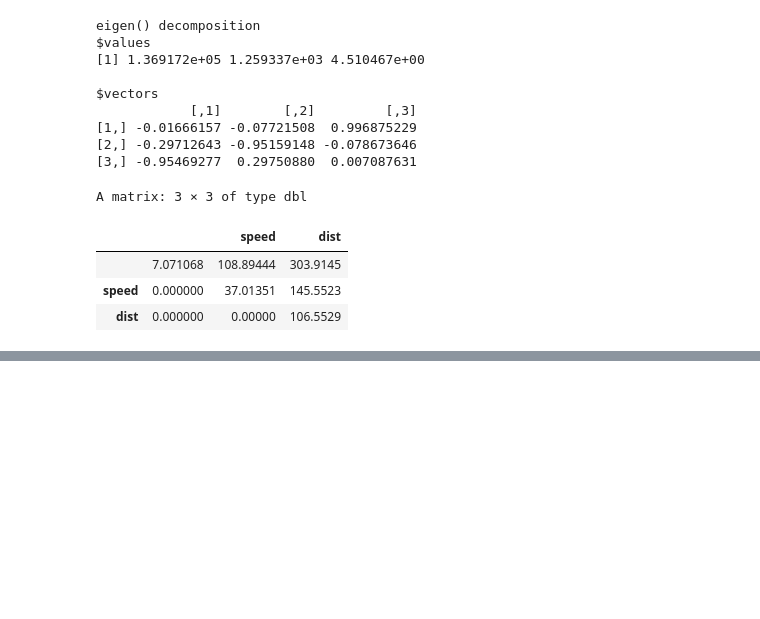
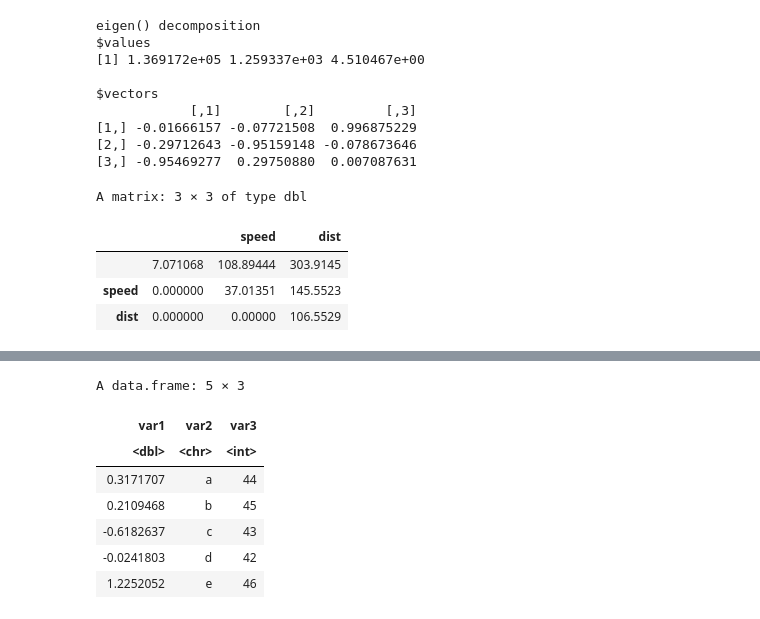
Before and after one commit to ps-pat/mat8186-test, a Jupyter notebook: 2-Fondations/index.ipynb, the cells around one changed output, grey strips where cells are left out. Drawn from its saved outputs; the diff is of its cells as text; code cells hidden in the pictures; blank space fills up the shorter version.

```diff
--- a/2-Fondations/index.ipynb
+++ b/2-Fondations/index.ipynb
@@ -280,0 +296,12 @@ A matrix: 3 × 3 of type dbl
+# %%
+df <- data.frame(var1 = rnorm(5), var2 = letters[1:5], var3 = sample(42:46))
+df
+# %% [output]
+A data.frame: 5 × 3
+| var1 | var2 | var3 |
+| <dbl> | <chr> | <int> |
+| 0.3171707 | a | 44 |
+| 0.2109468 | b | 45 |
+| -0.6182637 | c | 43 |
+| -0.0241803 | d | 42 |
+| 1.2252052 | e | 46 |
```
Also changed, not shown: parts of 38 cells of this notebook, 2 other files.
